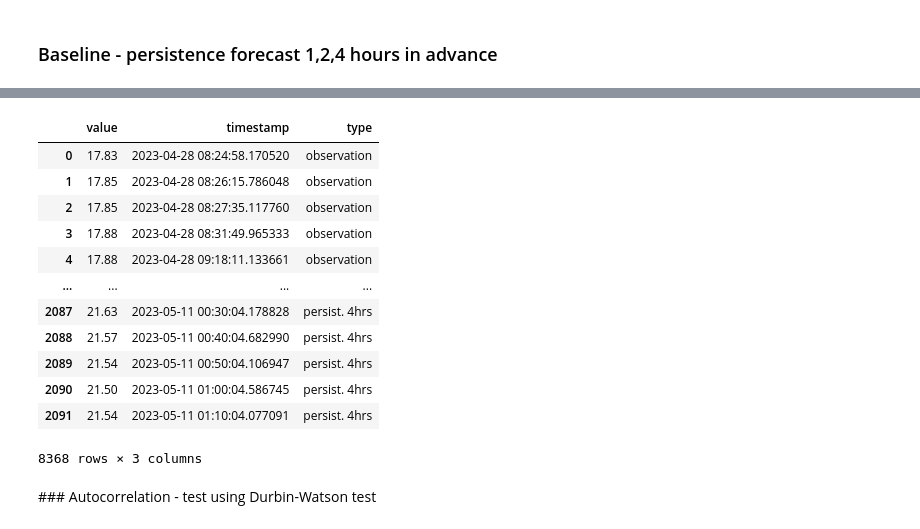
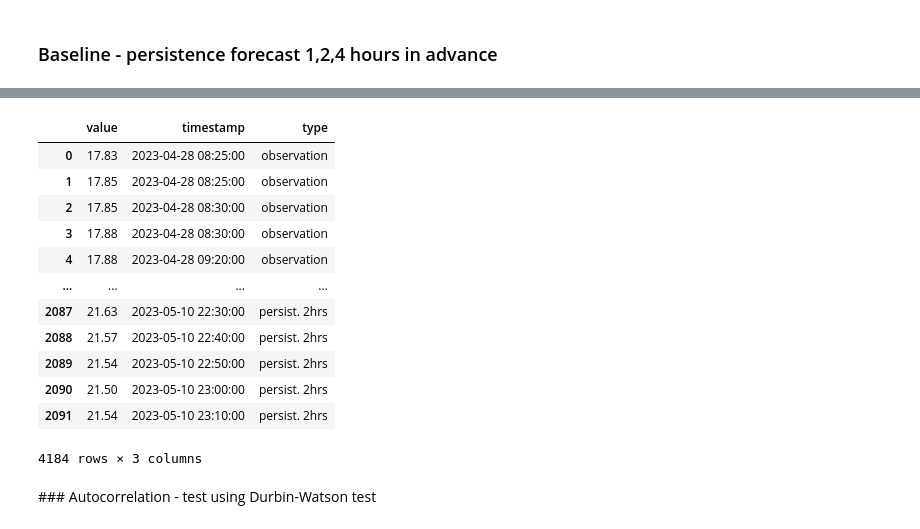
Before and after one commit to bndxn/raspberry-pi-notes, a Jupyter notebook: analysis/analysis.ipynb, the cells around one changed output, grey strips where cells are left out. Cells and saved outputs as stored; diff of their text form; code cells hidden in the pictures.

```diff
--- a/analysis/analysis.ipynb
+++ b/analysis/analysis.ipynb
@@ -65,6 +65,11 @@ fig.show()
 # %%
 df_temp =  df[ df['timestamp'] > str(pd.Timestamp('2023-04-28')) ].drop(columns=['humidity','date'])
 df_temp.reset_index(inplace=True,drop=True)
+
+df_temp['timestamp'] = df_temp['timestamp'].apply(lambda x: pd.Timestamp(x))
+
+
+df_temp['timestamp'] = df_temp['timestamp'].dt.round('5min')
 df_temp.head()
 # %% [output]
 |  | temperature | timestamp |
@@ -148,29 +137,29 @@ df_1_hour_forecast[ df_1_hour_forecast['timestamp'] > str(pd.Timestamp('2023-05-
 # %%
-df_1_hour_forecast = pd.concat([df_temp, persist_1_hr, persist_2_hr, persist_4_hr], axis=0)
+df_1_hour_forecast = pd.concat([df_temp, persist_2_hr], axis=0)
 
 
 
 df_1_hour_forecast['timestamp'] = df_1_hour_forecast['timestamp'].apply(lambda x: pd.Timestamp(x))
 
 df_1_hour_forecast.sort_values(by='timestamp',inplace=True)
 
 df_1_hour_forecast_1_day = df_1_hour_forecast[ df_1_hour_forecast['timestamp'] > str(pd.Timestamp('2023-05-10')) ]
 
 df_1_hour_forecast
 # %% [output]
 |  | value | timestamp | type |
-| 0 | 17.83 | 2023-04-28 08:24:58.170520 | observation |
-| 1 | 17.85 | 2023-04-28 08:26:15.786048 | observation |
-| 2 | 17.85 | 2023-04-28 08:27:35.117760 | observation |
-| 3 | 17.88 | 2023-04-28 08:31:49.965333 | observation |
-| 4 | 17.88 | 2023-04-28 09:18:11.133661 | observation |
+| 0 | 17.83 | 2023-04-28 08:25:00 | observation |
+| 1 | 17.85 | 2023-04-28 08:25:00 | observation |
+| 2 | 17.85 | 2023-04-28 08:30:00 | observation |
+| 3 | 17.88 | 2023-04-28 08:30:00 | observation |
+| 4 | 17.88 | 2023-04-28 09:20:00 | observation |
 | ... | ... | ... | ... |
-| 2087 | 21.63 | 2023-05-11 00:30:04.178828 | persist. 4hrs |
-| 2088 | 21.57 | 2023-05-11 00:40:04.682990 | persist. 4hrs |
-| 2089 | 21.54 | 2023-05-11 00:50:04.106947 | persist. 4hrs |
-| 2090 | 21.50 | 2023-05-11 01:00:04.586745 | persist. 4hrs |
-| 2091 | 21.54 | 2023-05-11 01:10:04.077091 | persist. 4hrs |
+| 2087 | 21.63 | 2023-05-10 22:30:00 | persist. 2hrs |
+| 2088 | 21.57 | 2023-05-10 22:40:00 | persist. 2hrs |
+| 2089 | 21.54 | 2023-05-10 22:50:00 | persist. 2hrs |
+| 2090 | 21.50 | 2023-05-10 23:00:00 | persist. 2hrs |
+| 2091 | 21.54 | 2023-05-10 23:10:00 | persist. 2hrs |
-8368 rows × 3 columns
+4184 rows × 3 columns
 # %%
 
 px.scatter(df_1_hour_forecast_1_day, x='timestamp', y='value', color='type', title='Temperature from 28 April to May 11th (~12 days)')
```
Also changed, not shown: parts of 6 cells of this notebook.
